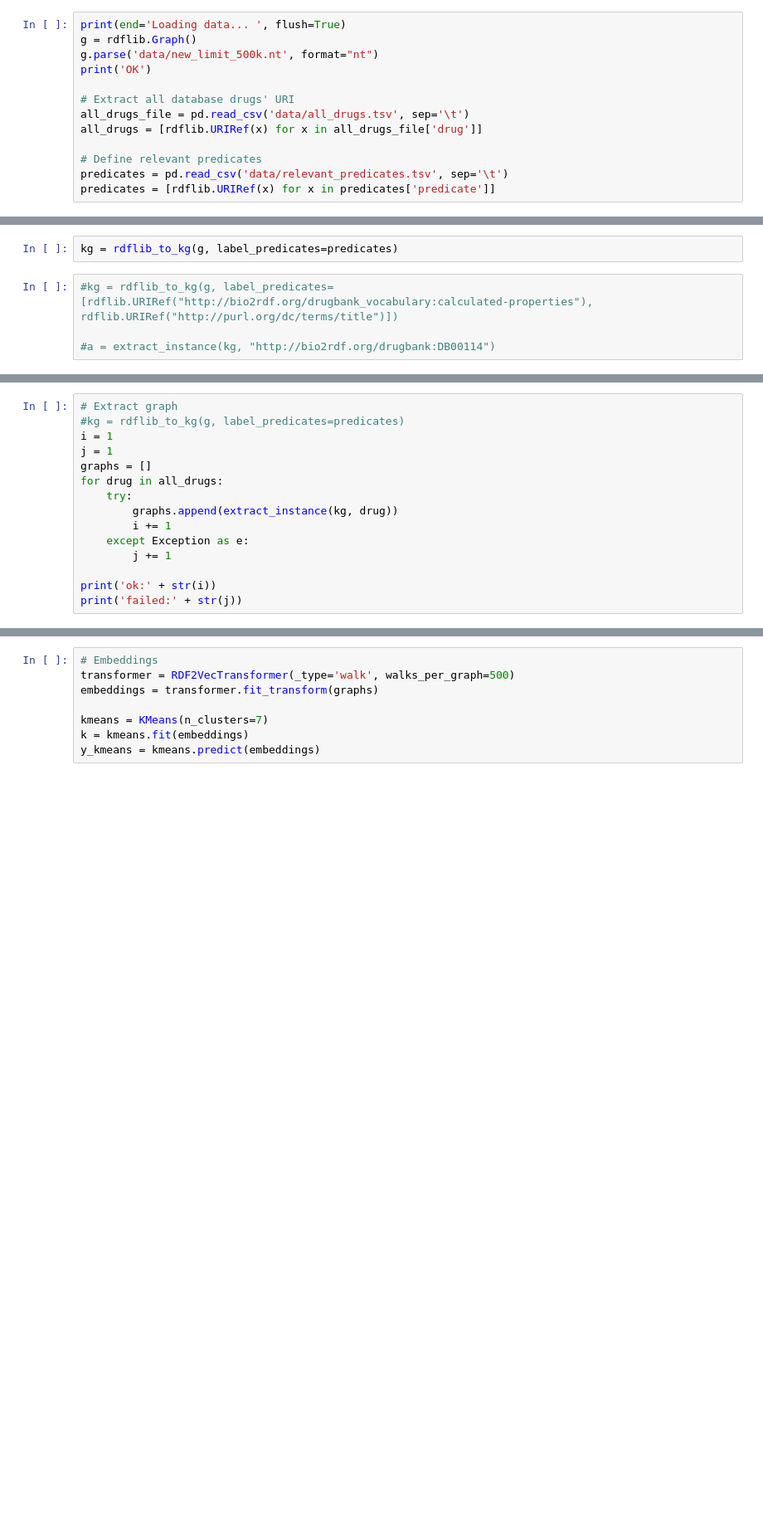
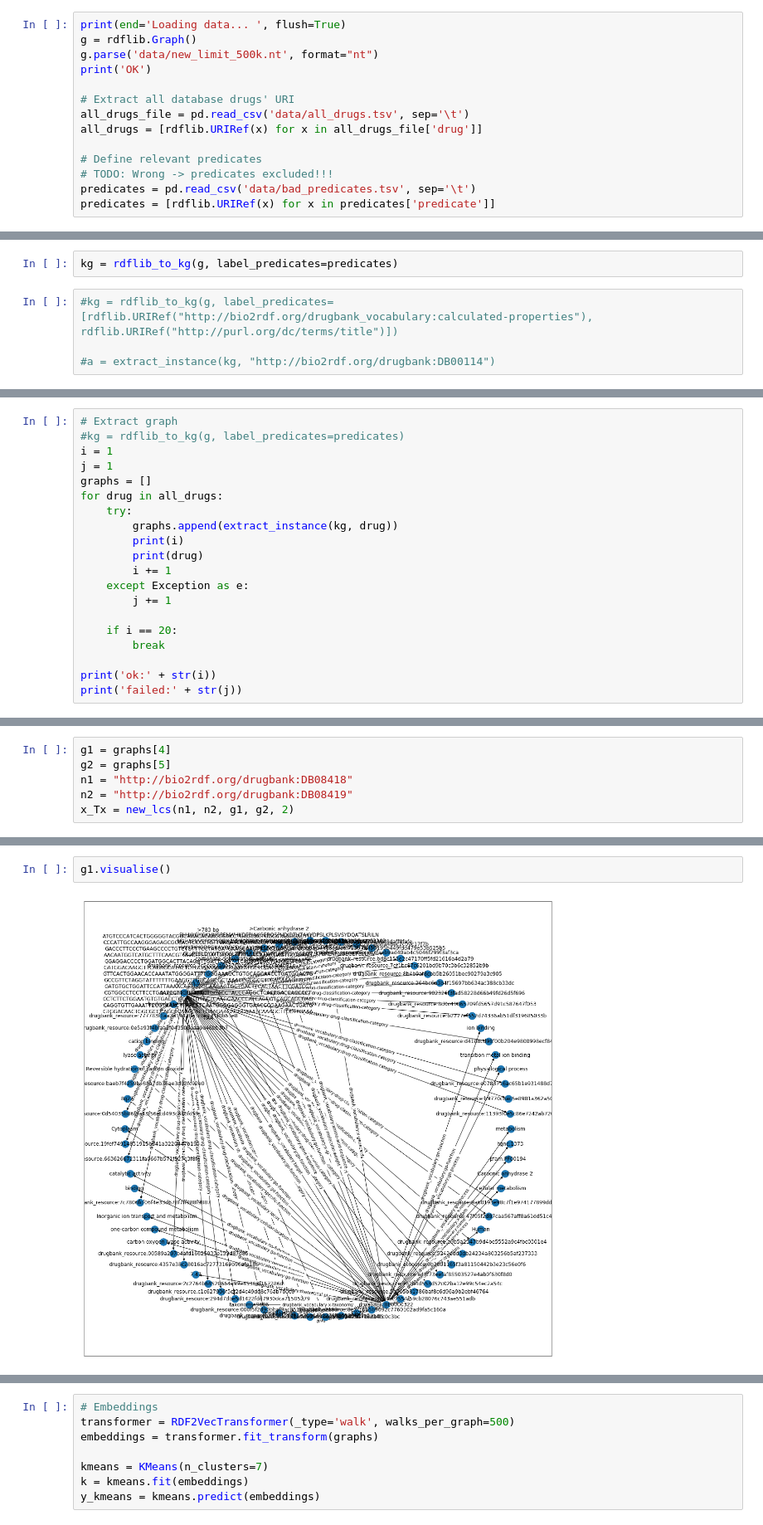
Before and after one commit to SynStratos/RDF_Clustering, a Jupyter notebook: main_nb.ipynb, the cells around one changed output, grey strips where cells are left out. Shown at 83% size. Cells and saved outputs as stored; diff of their text form; blank space fills up the shorter version.

```diff
--- a/main_nb.ipynb
+++ b/main_nb.ipynb
@@ -18,7 +21,8 @@ all_drugs_file = pd.read_csv('data/all_drugs.tsv', sep='\t')
 all_drugs = [rdflib.URIRef(x) for x in all_drugs_file['drug']]
 
 # Define relevant predicates
-predicates = pd.read_csv('data/relevant_predicates.tsv', sep='\t')
+# TODO: Wrong -> predicates excluded!!!
+predicates = pd.read_csv('data/bad_predicates.tsv', sep='\t')
 predicates = [rdflib.URIRef(x) for x in predicates['predicate']]
 # %% [output]
 Loading data... OK
@@ -41,10 +41,15 @@ graphs = []
 for drug in all_drugs:
     try:
         graphs.append(extract_instance(kg, drug))
+        print(i)
+        print(drug)
         i += 1
     except Exception as e:
         j += 1
 
+    if i == 20:
+        break
+
 print('ok:' + str(i))
 print('failed:' + str(j))
 # %% [output]
@@ -52,0 +76,6 @@ failed:7260
+# %%
+g1 = graphs[4]
+g2 = graphs[5]
+n1 = "http://bio2rdf.org/drugbank:DB08418"
+n2 = "http://bio2rdf.org/drugbank:DB08419"
+x_Tx = new_lcs(n1, n2, g1, g2, 2)
@@ -52,0 +100,4 @@ failed:7260
+# %%
+g1.visualise()
+# %% [output]
+[figure, added]
```
Also changed, not shown: parts of 16 cells of this notebook, 9 other files.
